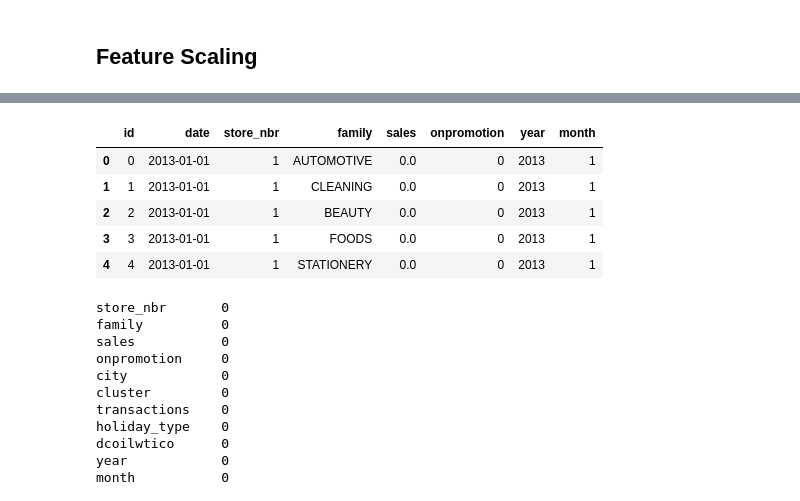
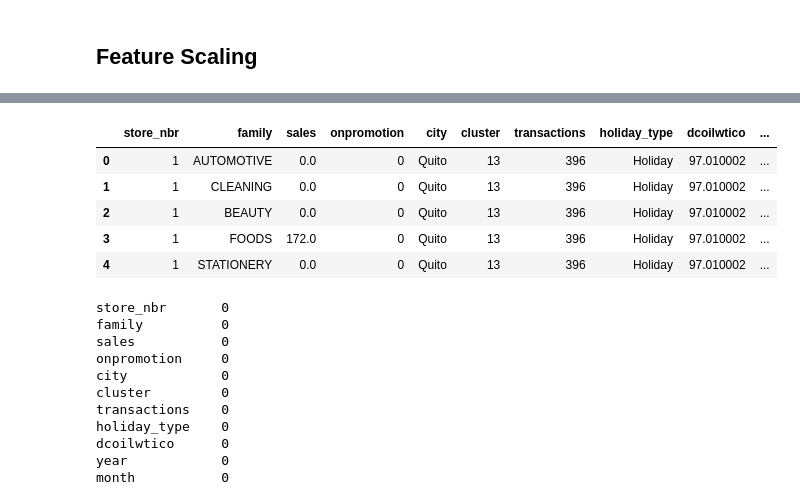
Before and after one commit to obiuzoma/LP3_project, a Jupyter notebook: lp3.ipynb, the cells around one changed output, grey strips where cells are left out. Drawn from its saved outputs; the diff is of its cells as text; code cells hidden in the pictures.

```diff
--- a/lp3.ipynb
+++ b/lp3.ipynb
@@ -1238,31 +1255,31 @@ merged_data_copy
 # %%
 # Define the category lists for each product category and group them together
 food_families = ['BEVERAGES', 'BREAD/BAKERY', 'FROZEN FOODS', 'MEATS', 'PREPARED FOODS', 'DELI','PRODUCE', 'DAIRY','POULTRY','EGGS','SEAFOOD']
 home_families = ['HOME AND KITCHEN I', 'HOME AND KITCHEN II', 'HOME APPLIANCES']
 clothing_families = ['LINGERIE', 'LADYSWARE']
 grocery_families = ['GROCERY I', 'GROCERY II']
 stationery_families = ['BOOKS', 'MAGAZINES','SCHOOL AND OFFICE SUPPLIES']
 cleaning_families = ['HOME CARE', 'BABY CARE','PERSONAL CARE']
 hardware_families = ['PLAYERS AND ELECTRONICS','HARDWARE']
 
 # Categorize the 'family' column based on the product categories
-train_data['family'] = np.where(train_data['family'].isin(food_families), 'FOODS',train_data['family'])
-train_data['family'] = np.where(train_data['family'].isin(home_families), 'HOME', train_data['family'])
-train_data['family'] = np.where(train_data['family'].isin(clothing_families), 'CLOTHING', train_data['family'])
-train_data['family'] = np.where(train_data['family'].isin(grocery_families), 'GROCERY', train_data['family'])
-train_data['family'] = np.where(train_data['family'].isin(stationery_families), 'STATIONERY', train_data['family'])
-train_data['family'] = np.where(train_data['family'].isin(cleaning_families), 'CLEANING', train_data['family'])
-train_data['family'] = np.where(train_data['family'].isin(hardware_families), 'HARDWARE', train_data['family'])
+merged_data_copy['family'] = np.where(merged_data_copy['family'].isin(food_families), 'FOODS',merged_data_copy['family'])
+merged_data_copy['family'] = np.where(merged_data_copy['family'].isin(home_families), 'HOME', merged_data_copy['family'])
+merged_data_copy['family'] = np.where(merged_data_copy['family'].isin(clothing_families), 'CLOTHING', merged_data_copy['family'])
+merged_data_copy['family'] = np.where(merged_data_copy['family'].isin(grocery_families), 'GROCERY', merged_data_copy['family'])
+merged_data_copy['family'] = np.where(merged_data_copy['family'].isin(stationery_families), 'STATIONERY', merged_data_copy['family'])
+merged_data_copy['family'] = np.where(merged_data_copy['family'].isin(cleaning_families), 'CLEANING', merged_data_copy['family'])
+merged_data_copy['family'] = np.where(merged_data_copy['family'].isin(hardware_families), 'HARDWARE', merged_data_copy['family'])
 
 # Print the updated DataFrame
-train_data.head()
+merged_data_copy.head()
 # %% [output]
-|  | id | date | store_nbr | family | sales | onpromotion | year | month |
-| 0 | 0 | 2013-01-01 | 1 | AUTOMOTIVE | 0.0 | 0 | 2013 | 1 |
-| 1 | 1 | 2013-01-01 | 1 | CLEANING | 0.0 | 0 | 2013 | 1 |
-| 2 | 2 | 2013-01-01 | 1 | BEAUTY | 0.0 | 0 | 2013 | 1 |
-| 3 | 3 | 2013-01-01 | 1 | FOODS | 0.0 | 0 | 2013 | 1 |
-| 4 | 4 | 2013-01-01 | 1 | STATIONERY | 0.0 | 0 | 2013 | 1 |
+|  | store_nbr | family | sales | onpromotion | city | cluster | transactions | holiday_type | dcoilwtico | ... |
+| 0 | 1 | AUTOMOTIVE | 0.0 | 0 | Quito | 13 | 396 | Holiday | 97.010002 | ... |
+| 1 | 1 | CLEANING | 0.0 | 0 | Quito | 13 | 396 | Holiday | 97.010002 | ... |
+| 2 | 1 | BEAUTY | 0.0 | 0 | Quito | 13 | 396 | Holiday | 97.010002 | ... |
+| 3 | 1 | FOODS | 172.0 | 0 | Quito | 13 | 396 | Holiday | 97.010002 | ... |
+| 4 | 1 | STATIONERY | 0.0 | 0 | Quito | 13 | 396 | Holiday | 97.010002 | ... |
 # %%
 merged_data_copy.isna().sum()
 # %% [output]
```
Also changed, not shown: parts of 33 cells of this notebook, 1 other file.
